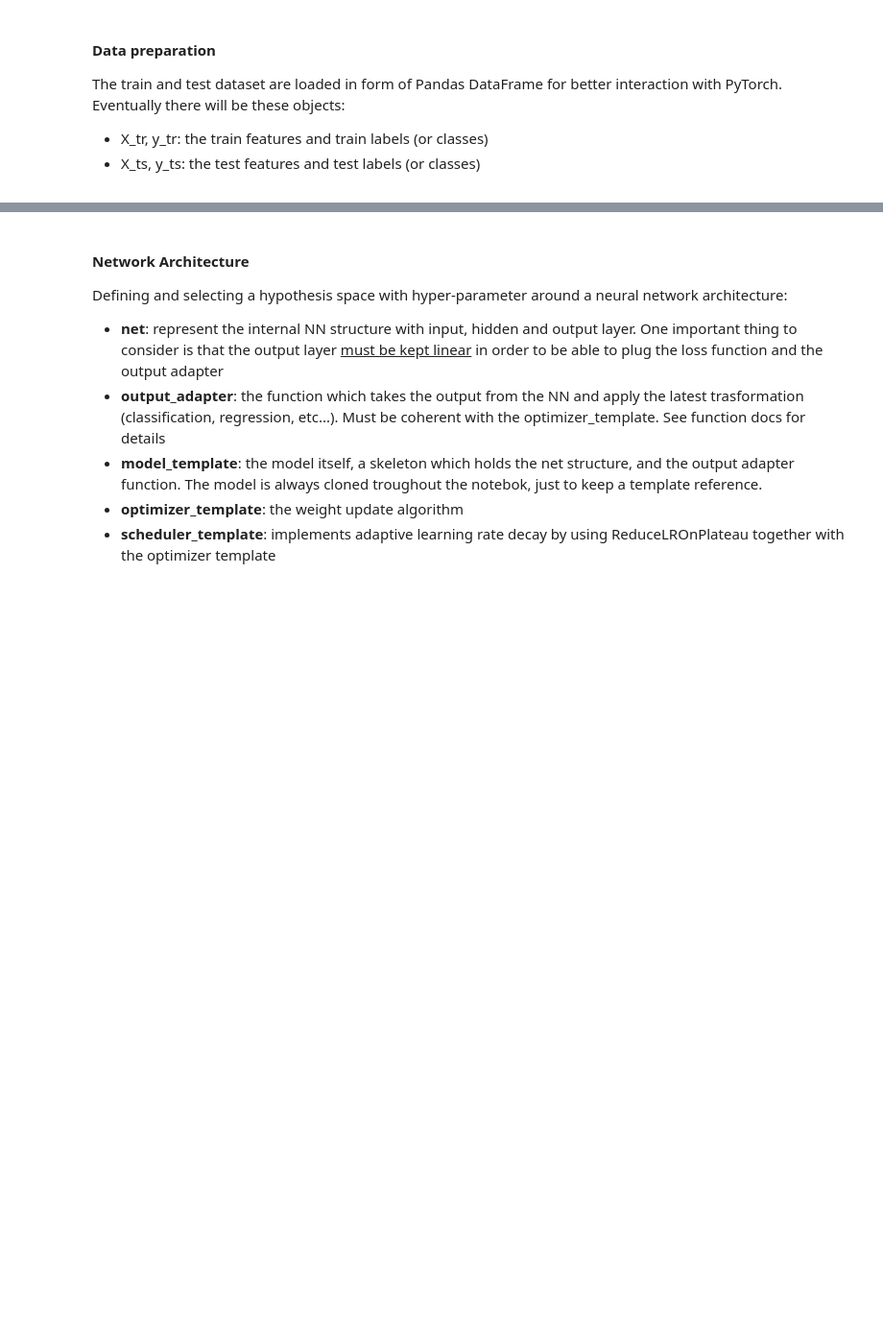
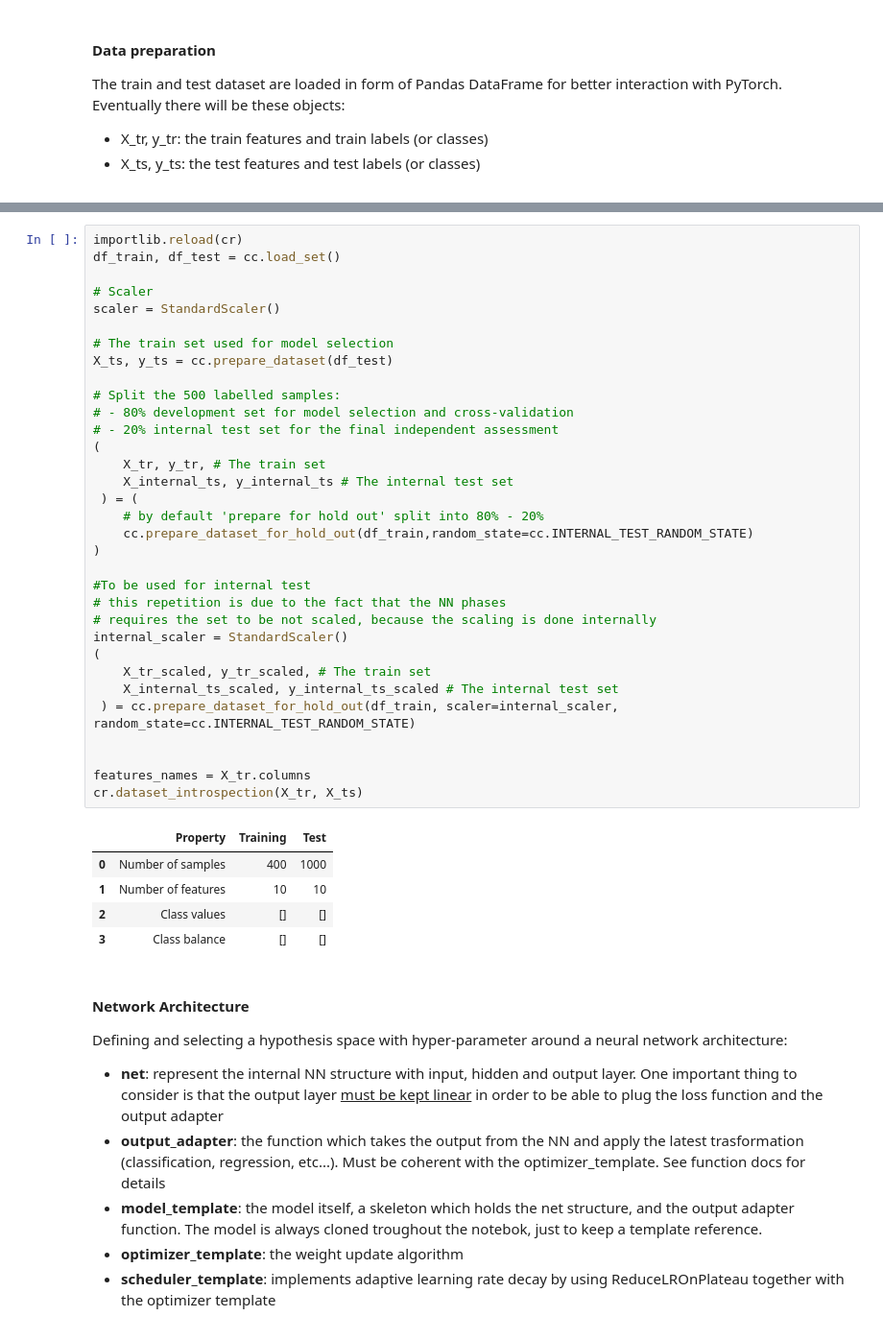
Before and after one commit to Borbico/Machine_Learning_Melaccio, a Jupyter notebook: notebooks/cup_NN_manual.ipynb, the cells around one changed output, grey strips where cells are left out. Shown at 96% size. Saved outputs shown, nothing was run; the diff lists cells and outputs as text; blank space fills up the shorter version.

```diff
--- a/notebooks/cup_NN_manual.ipynb
+++ b/notebooks/cup_NN_manual.ipynb
@@ -70,3 +64,42 @@ cr.dataset_introspection(X_tr, X_ts)
+# %%
+importlib.reload(cr)
+df_train, df_test = cc.load_set()
+
+# Scaler
+scaler = StandardScaler()
+
+# The train set used for model selection
+X_ts, y_ts = cc.prepare_dataset(df_test)
+
+# Split the 500 labelled samples:
+# - 80% development set for model selection and cross-validation
+# - 20% internal test set for the final independent assessment
+(
+    X_tr, y_tr, # The train set
+    X_internal_ts, y_internal_ts # The internal test set
+ ) = (
+    # by default 'prepare for hold out' split into 80% - 20%
+    cc.prepare_dataset_for_hold_out(df_train,random_state=cc.INTERNAL_TEST_RANDOM_STATE)
+)
+
+#To be used for internal test
+# this repetition is due to the fact that the NN phases
+# requires the set to be not scaled, because the scaling is done internally
+internal_scaler = StandardScaler()
+(
+    X_tr_scaled, y_tr_scaled, # The train set
+    X_internal_ts_scaled, y_internal_ts_scaled # The internal test set
+ ) = cc.prepare_dataset_for_hold_out(df_train, scaler=internal_scaler, random_state=cc.INTERNAL_TEST_RANDOM_STATE)
+
+
+features_names = X_tr.columns
+cr.dataset_introspection(X_tr, X_ts)
+# %% [output]
+|  | Property | Training | Test |
+| 0 | Number of samples | 400 | 1000 |
+| 1 | Number of features | 10 | 10 |
+| 2 | Class values | [] | [] |
+| 3 | Class balance | [] | [] |
 # %% [markdown]
 <h4>Network Architecture</h4>
 <p>Defining and selecting a hypothesis space with hyper-parameter around a neural network architecture:
```
Also changed, not shown: parts of 19 cells of this notebook, 8 other files.
